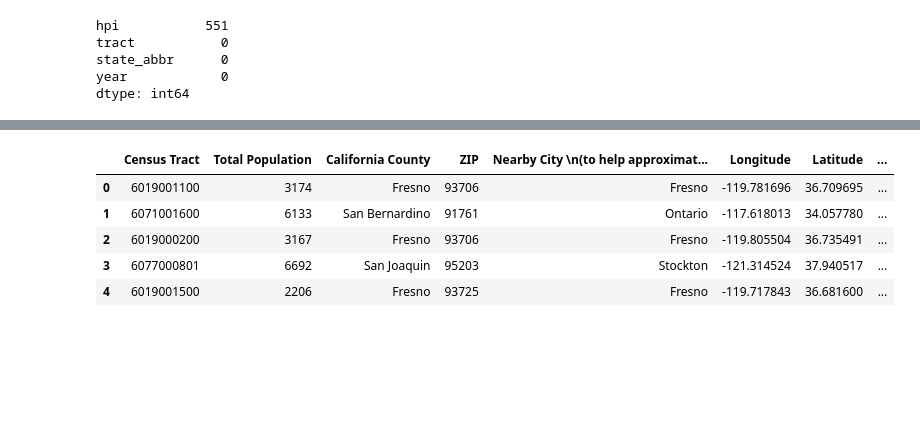
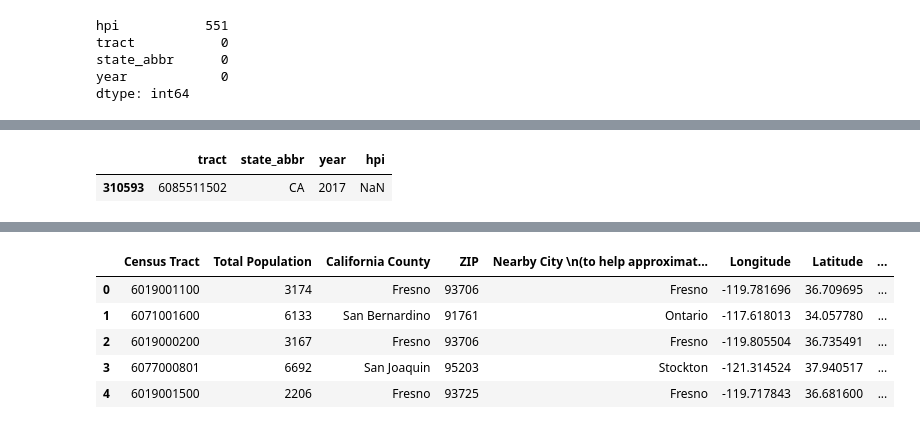
Before and after one commit to DaphneBdn/dsss_repo, a Jupyter notebook: CASA0006_Assessment_DB.ipynb, the cells around one changed output, grey strips where cells are left out. Cells and saved outputs as stored; diff of their text form; code cells hidden in the pictures; blank space fills up the shorter version.

```diff
--- a/CASA0006_Assessment_DB.ipynb
+++ b/CASA0006_Assessment_DB.ipynb
@@ -234,3 +280,9 @@ dtype: int64
+# %%
+# test if there is information in another year
+dfCA2017[dfCA2017['tract']==6085511502]
+# %% [output]
+|  | tract | state_abbr | year | hpi |
+| 310593 | 6085511502 | CA | 2017 | NaN |
 # %%
 dfCA3 = dfCAall[(dfCAall['year']==2017) | (dfCAall['year']==2018) |(dfCAall['year']==2019)]
 dfCA3.isna().sum().sort_values(ascending=False)
```
Also changed, not shown: parts of 26 cells of this notebook, 4 other files.
